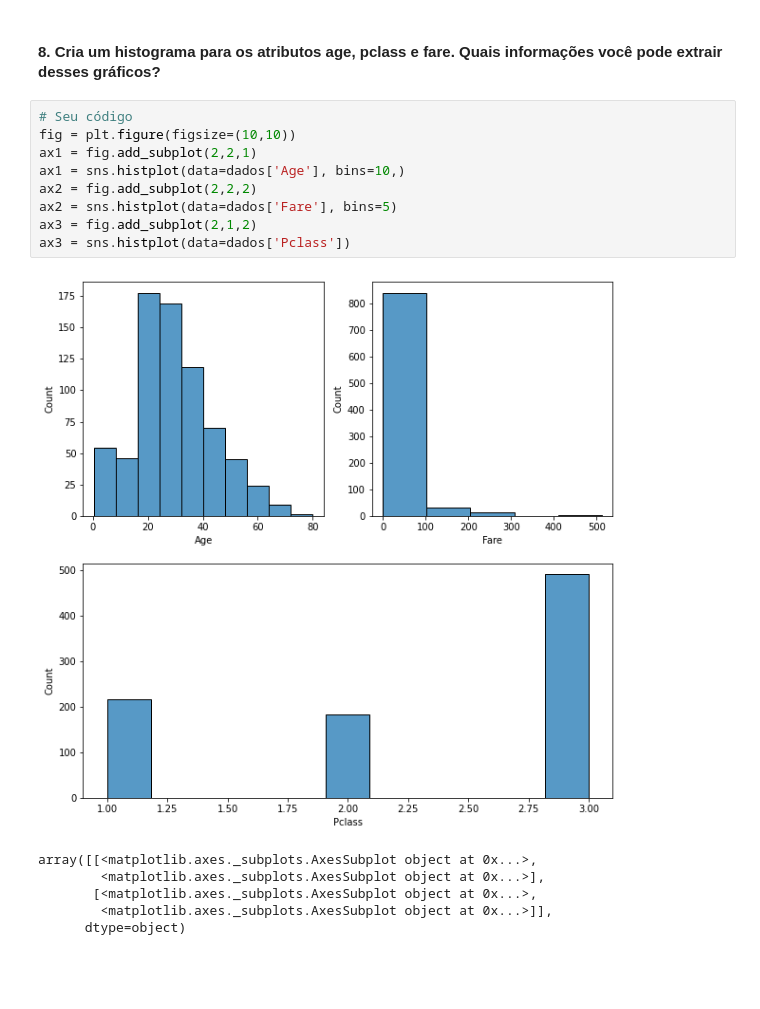
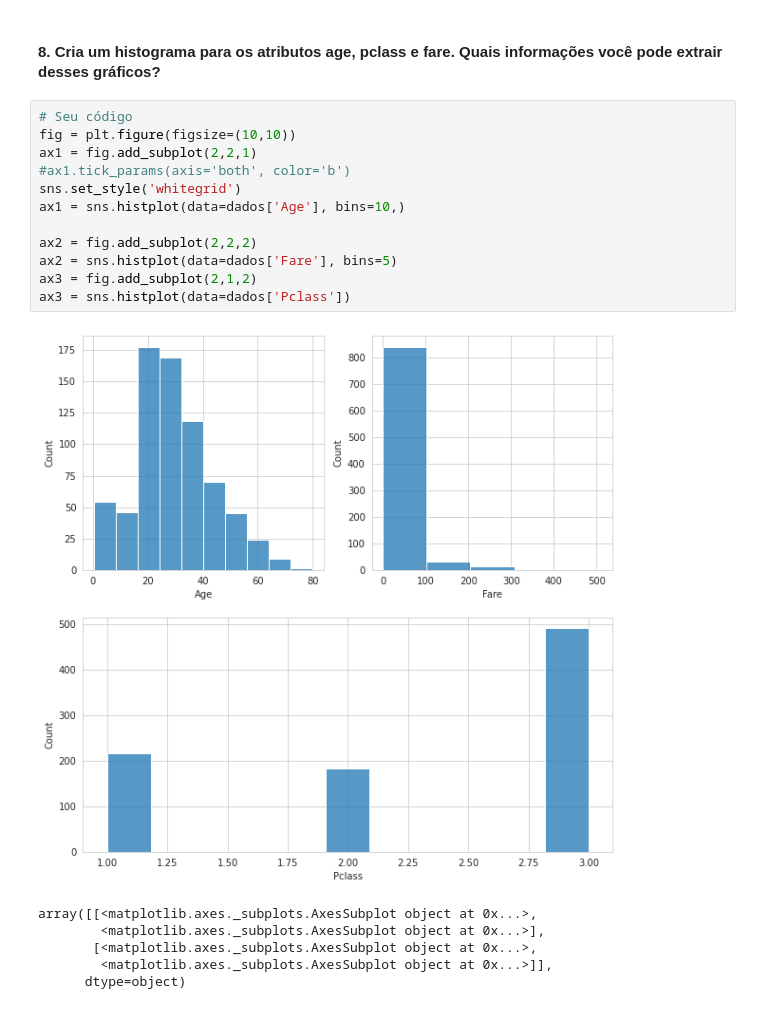
Before and after one commit to robsonbfreitas/EDA-exercises, a Jupyter notebook: Exercicios_EDA.ipynb, the cells around one changed output. Drawn from its saved outputs; the diff is of its cells as text; blank space fills up the shorter version.

```diff
--- a/Exercicios_EDA.ipynb
+++ b/Exercicios_EDA.ipynb
@@ -156,14 +156,17 @@ sns.boxplot(data=dados['Age'], palette='Accent', width=0.2)
 # %%
 # Seu código
 fig = plt.figure(figsize=(10,10))
 ax1 = fig.add_subplot(2,2,1)
+#ax1.tick_params(axis='both', color='b')
+sns.set_style('whitegrid')
 ax1 = sns.histplot(data=dados['Age'], bins=10,)
+
 ax2 = fig.add_subplot(2,2,2)
 ax2 = sns.histplot(data=dados['Fare'], bins=5)
 ax3 = fig.add_subplot(2,1,2)
 ax3 = sns.histplot(data=dados['Pclass'])
 # %% [output]
-[figure, old version]
+[figure, new version]
 # %%
 # %% [output]
 array([[<matplotlib.axes._subplots.AxesSubplot object at 0x...>,
```
